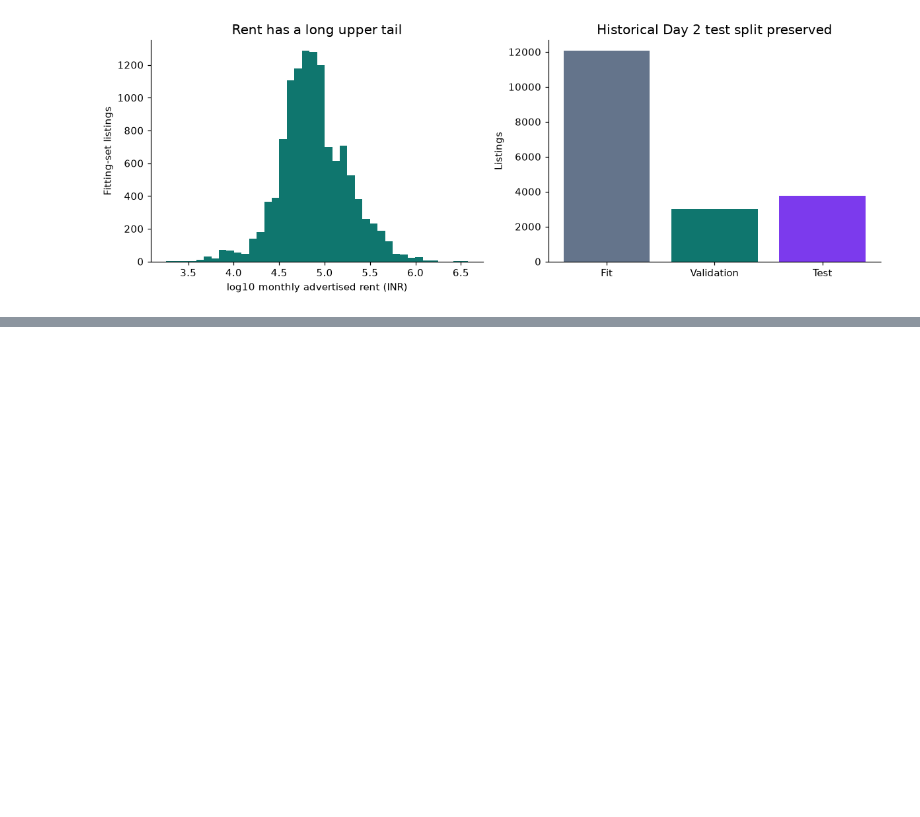
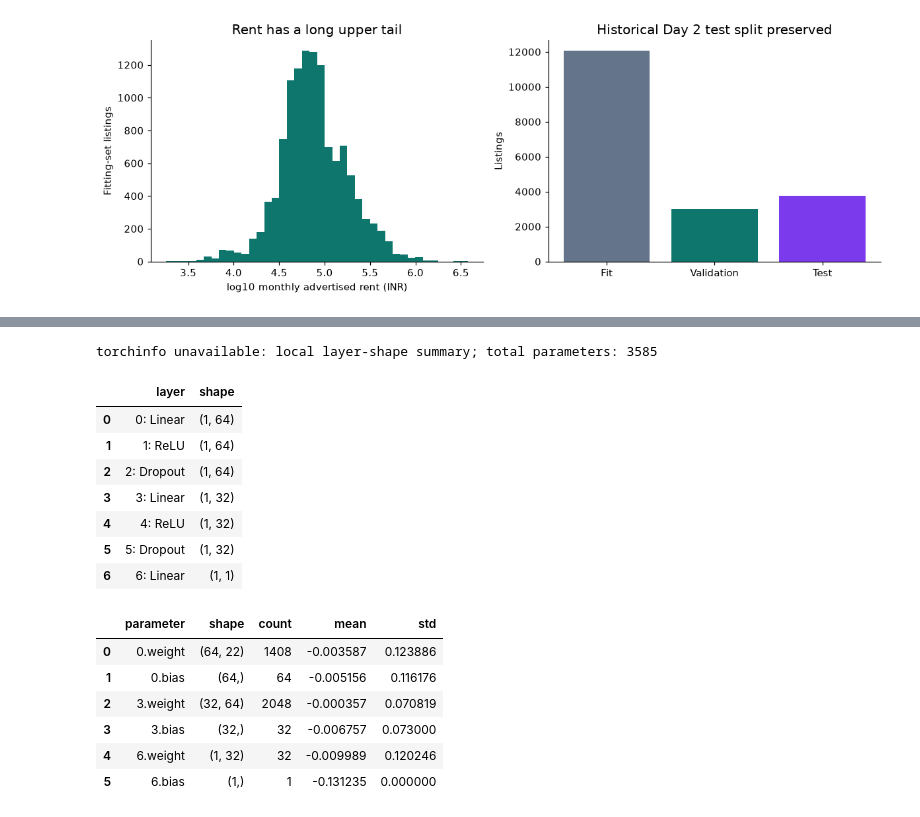
Before and after one commit to iaac-maai/group-3-day4-assignment, a Jupyter notebook: notebook/neural_network.ipynb, the cells around one changed output, grey strips where cells are left out. Drawn from its saved outputs; the diff is of its cells as text; code cells hidden in the pictures; blank space fills up the shorter version.

```diff
--- a/notebook/neural_network.ipynb
+++ b/notebook/neural_network.ipynb
@@ -123,0 +172,68 @@ Test rows matching outer training on features+target: 752
+# %%
+def build_model(input_dim, dropout=0.0):
+    return nn.Sequential(nn.Linear(input_dim,64),nn.ReLU(),nn.Dropout(dropout),
+                         nn.Linear(64,32),nn.ReLU(),nn.Dropout(dropout),nn.Linear(32,1))
+def parameter_table(model):
+    return pd.DataFrame([{'parameter':name,'shape':str(tuple(p.shape)),'count':p.numel(),
+                         'mean':float(p.detach().mean()),'std':float(p.detach().std(unbiased=False))}
+                        for name,p in model.named_parameters()])
+def layer_outputs(model, sample):
+    rows=[]; z=sample.clone(); model.eval()
+    with torch.no_grad():
+        for i,layer in enumerate(model):
+            z=layer(z)
+            rows.append({'layer':f'{i}: {type(layer).__name__}', 'shape':str(tuple(z.shape)),
+                         'min':float(z.min()),'max':float(z.max()),'mean':float(z.mean()),
+                         'first_values':np.round(z[0].numpy()[:6],4).tolist()})
+    return pd.DataFrame(rows)
+def summary(model,input_size):
+    try:
+        from torchinfo import summary as torchinfo_summary
+        return torchinfo_summary(model,input_size=input_size,verbose=0)
+    except ImportError:
+        table=layer_outputs(model,torch.zeros(input_size))
+        print('torchinfo unavailable: local layer-shape summary; total parameters:',
+              sum(p.numel() for p in model.parameters()))
+        return table[['layer','shape']]
+def draw_network(before,after):
+    fig,axes=plt.subplots(1,2,figsize=(12,4.5))
+    for ax,model,title in zip(axes,[before,after],['Initial weights','Trained weights']):
+        linear=[m for m in model if isinstance(m,nn.Linear)]
+        sizes=[linear[0].in_features]+[m.out_features for m in linear]
+        shown=[min(8,s) for s in sizes]
+        bound=max(float(m.weight.detach().abs().max()) for m in linear)
+        for j,m in enumerate(linear):
+            w=m.weight.detach().numpy()
+            for a in range(shown[j]):
+                for b in range(shown[j+1]):
+                    ax.plot([j,j+1],[a/max(shown[j]-1,1),b/max(shown[j+1]-1,1)],
+                            c='#7c3aed' if w[b,a]>=0 else '#ea580c',alpha=.35,
+                            lw=.2+1.8*abs(w[b,a])/max(bound,1e-8))
+        for j,s in enumerate(shown):
+            ax.scatter([j]*s,np.linspace(0,1,s) if s>1 else [0],s=45,c='#0f172a',zorder=4)
+            ax.text(j,-.15,f'{sizes[j]} units',ha='center')
+        ax.set_title(title); ax.axis('off')
+    fig.suptitle('First up to 8 units per layer; purple + / orange -; width scaled within each panel',fontsize=10)
+    savefig('02_network_before_after.png')
+
+torch.manual_seed(SEED)
+initial_model=build_model(xf.shape[1])
+display(summary(initial_model,(1,xf.shape[1])))
+display(parameter_table(initial_model))
+# %% [output]
+torchinfo unavailable: local layer-shape summary; total parameters: 3585
+|  | layer | shape |
+| 0 | 0: Linear | (1, 64) |
+| 1 | 1: ReLU | (1, 64) |
+| 2 | 2: Dropout | (1, 64) |
+| 3 | 3: Linear | (1, 32) |
+| 4 | 4: ReLU | (1, 32) |
+| 5 | 5: Dropout | (1, 32) |
+| 6 | 6: Linear | (1, 1) |
+|  | parameter | shape | count | mean | std |
+| 0 | 0.weight | (64, 22) | 1408 | -0.003587 | 0.123886 |
+| 1 | 0.bias | (64,) | 64 | -0.005156 | 0.116176 |
+| 2 | 3.weight | (32, 64) | 2048 | -0.000357 | 0.070819 |
+| 3 | 3.bias | (32,) | 32 | -0.006757 | 0.073000 |
+| 4 | 6.weight | (1, 32) | 32 | -0.009989 | 0.120246 |
+| 5 | 6.bias | (1,) | 1 | -0.131235 | 0.000000 |
```
Also changed, not shown: parts of 16 cells of this notebook.
